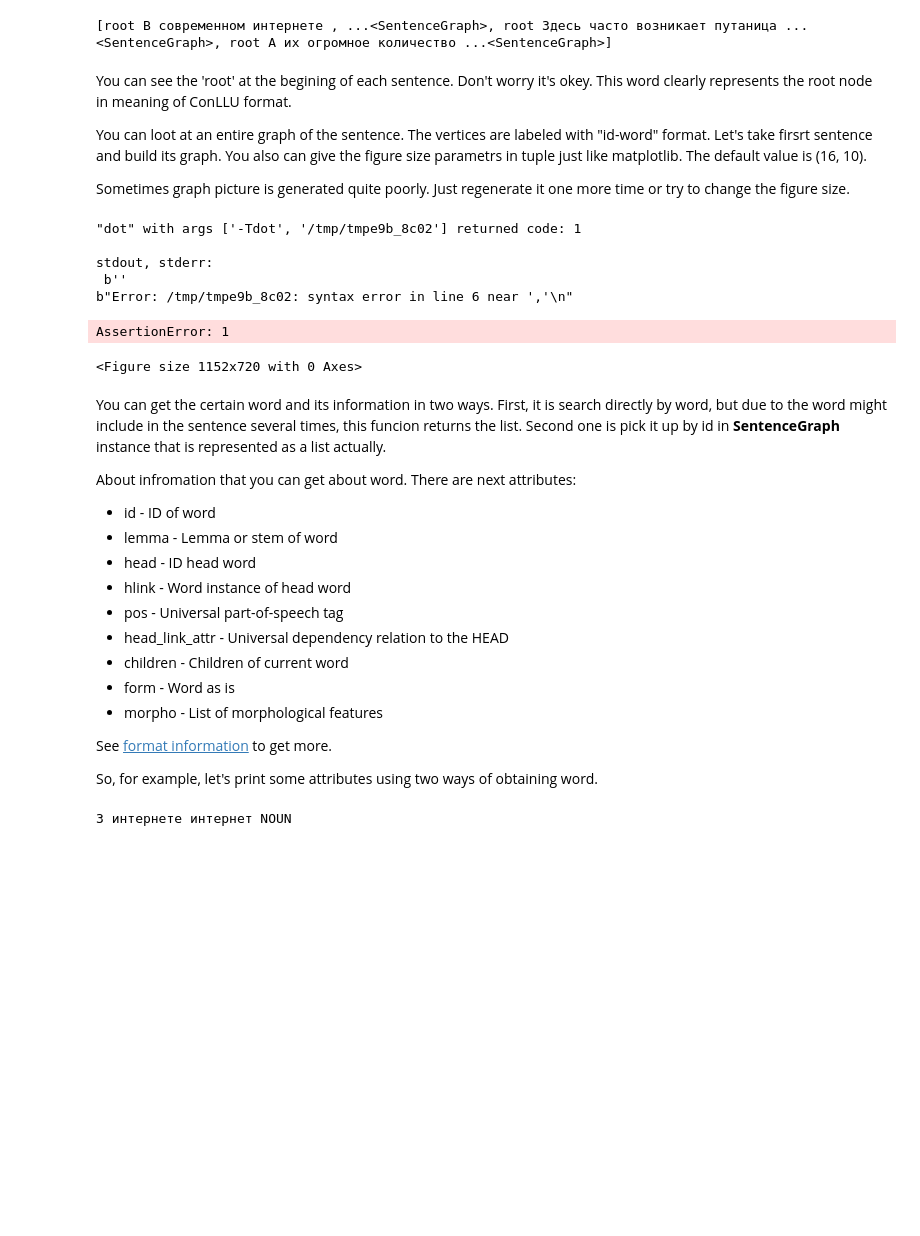
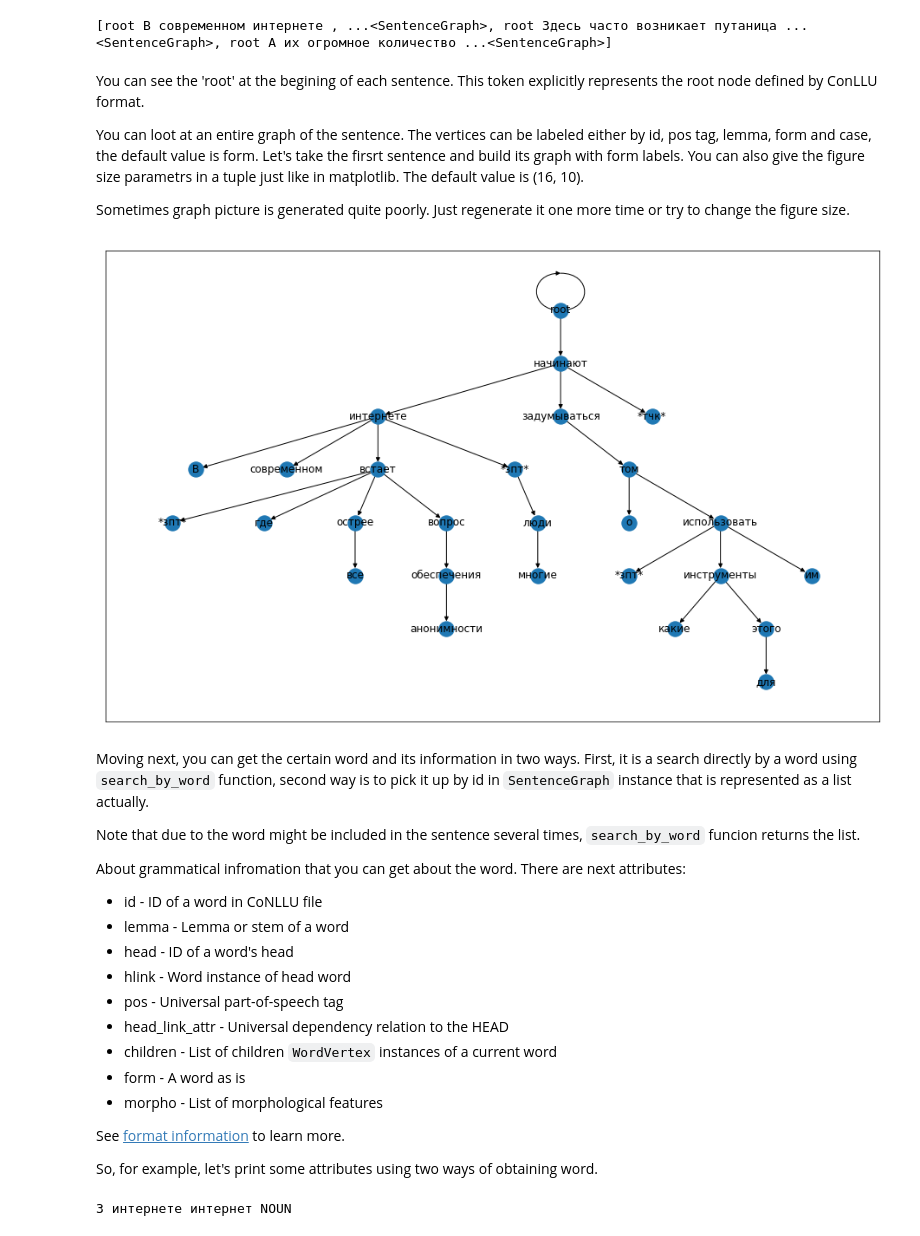
Before and after one commit to Astromis/SentenceGraph, a Jupyter notebook: notebooks/Guide.ipynb, the cells around one changed output. Saved outputs shown, nothing was run; the diff lists cells and outputs as text; code cells hidden in the pictures; blank space fills up the shorter version.

Commit message:
[feat] made plot work, readme updated, ensure guide reproducibility; some refactoring

```diff
--- a/notebooks/Guide.ipynb
+++ b/notebooks/Guide.ipynb
@@ -16,5 +19,5 @@ Now, we need to give a path to UDpipe model to the parser. For my experiment it
 # %%
-parser= TextParser('./models/rus_model.udpipe')
+parser= TextParser('../models/rus_model.udpipe')
 # %% [markdown]
 Having defined the parser, we can use it multiple times on different texts without reloading the model.
 # %%
@@ -30,37 +33,34 @@ print(sents)
 # %% [output]
 [root В современном интернете , ...<SentenceGraph>, root Здесь часто возникает путаница ...<SentenceGraph>, root А их огромное количество ...<SentenceGraph>]
 # %% [markdown]
-You can see the 'root' at the begining of each sentence. Don't worry it's okey. This word clearly represents the root node in meaning of ConLLU format.
+You can see the 'root' at the begining of each sentence. This token explicitly represents the root node defined by ConLLU format.
 
-You can loot at an entire graph of the sentence. The vertices are labeled with "id-word" format. Let's take firsrt sentence and build its graph. You also can give the figure size parametrs in tuple just like matplotlib. The default value is (16, 10).
+You can loot at an entire graph of the sentence. The vertices can be labeled either by id, pos tag, lemma, form and case, the default value is form. Let's take the firsrt sentence and build its graph with form labels. You can also give the figure size parametrs in a tuple just like in matplotlib. The default value is (16, 10).
 
 Sometimes graph picture is generated quite poorly. Just regenerate it one more time or try to change the figure size.
 # %%
 sentence = sents[0]
-sentence.plot()
-# %% [output]
-"dot" with args ['-Tdot', '/tmp/tmpe9b_8c02'] returned code: 1
-
-stdout, stderr:
- b''
-b"Error: /tmp/tmpe9b_8c02: syntax error in line 6 near ','\n"
-AssertionError: 1
-<Figure size 1152x720 with 0 Axes>
+# %%
+sentence.plot(property="form")
+# %% [output]
+[figure, added]
 # %% [markdown]
-You can get the certain word and its information in two ways. First, it is search directly by word, but due to the word might include in the sentence several times, this funcion returns the list. Second one is pick it up by id in **SentenceGraph** instance that is represented as a list actually.
+Moving next, you can get the certain word and its information in two ways. First, it is a search directly by a word using `search_by_word` function, second way is to pick it up by id in `SentenceGraph` instance that is represented as a list actually.
 
-About infromation that you can get about word. There are next attributes:
-* id - ID of word
-* lemma - Lemma or stem of word
-* head - ID  head word
+Note that due to the word might be included in the sentence several times, `search_by_word` funcion returns the list.
+
+About grammatical infromation that you can get about the word. There are next attributes:
+* id - ID of a word in CoNLLU file
+* lemma - Lemma or stem of a word
+* head -  ID of a word's head
 * hlink - Word instance of head word
 * pos - Universal part-of-speech tag
 * head_link_attr - Universal dependency relation to the HEAD
-* children - Children of current word
-* form - Word as is
+* children - List of children `WordVertex` instances of a current word
+* form - A word as is
 * morpho - List of morphological features
 
-See [format information](https://universaldependencies.org/format.html) to get more.
+See [format information](https://universaldependencies.org/format.html) to learn more.
 
 So, for example, let's print some attributes using two ways of obtaining word.
 # %%
```
Also changed, not shown: parts of 9 cells of this notebook, 3 other files.
